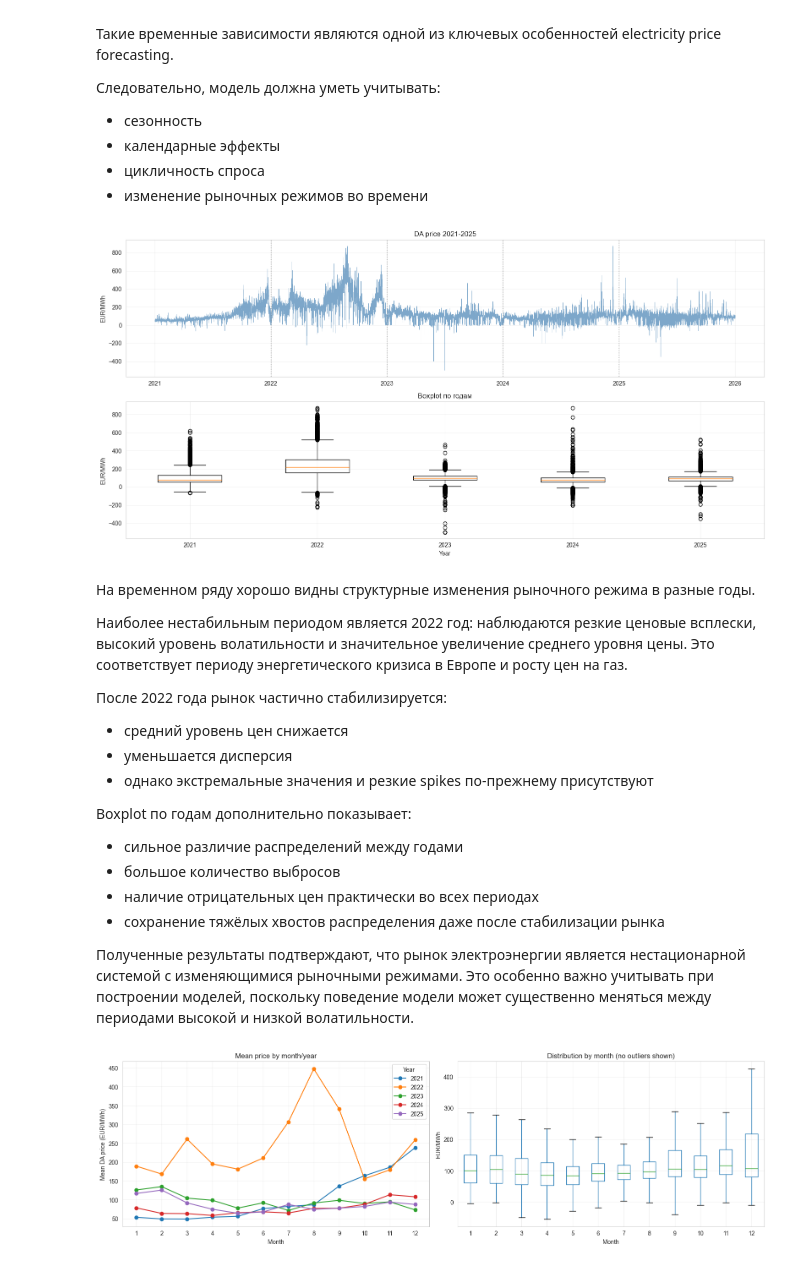
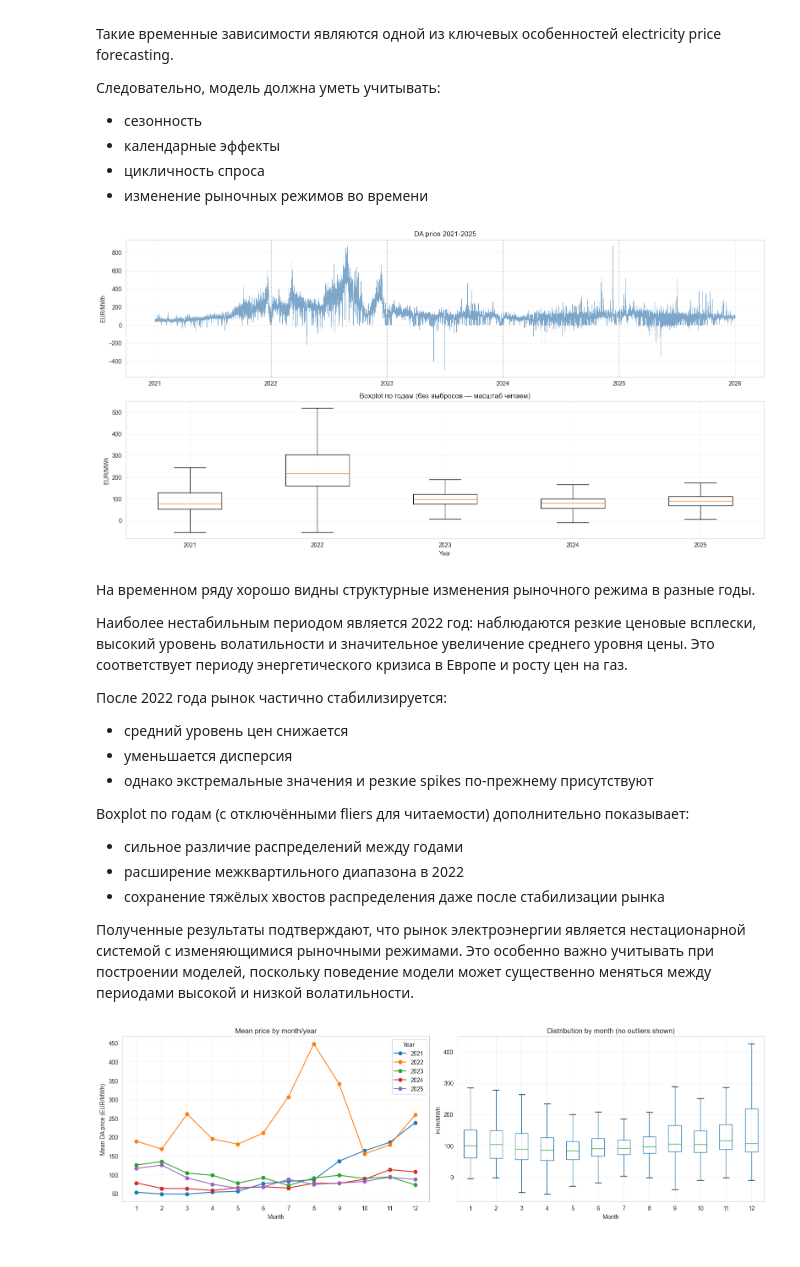
Before and after one commit to ElenaIbr/electricity-price-forecasting-nl, a Jupyter notebook: notebooks/02_eda.ipynb, the cells around one changed output. Saved outputs shown, nothing was run; the diff lists cells and outputs as text; code cells hidden in the pictures.

```diff
--- a/notebooks/02_eda.ipynb
+++ b/notebooks/02_eda.ipynb
@@ -205,25 +234,23 @@ timestamp
 # %%
 # Цена по годам
 fig, axes = plt.subplots(2, 1, figsize=(16, 8))
 
-# Time series
 axes[0].plot(y.index, y.values, color="steelblue", linewidth=0.4, alpha=0.7)
 for year in [2022, 2023, 2024, 2025]:
     axes[0].axvline(pd.Timestamp(f"{year}-01-01"), color="gray", linestyle=":", alpha=0.5)
 axes[0].set_ylabel("EUR/MWh")
 axes[0].set_title("DA price 2021-2025")
 
-# Boxplot by year
 years_data = [y[y.index.year == yr].values for yr in range(2021, 2026)]
-axes[1].boxplot(years_data, labels=[str(y) for y in range(2021, 2026)], showfliers=True)
+axes[1].boxplot(years_data, labels=[str(y) for y in range(2021, 2026)], showfliers=False)
 axes[1].set_ylabel("EUR/MWh"); axes[1].set_xlabel("Year")
-axes[1].set_title("Boxplot по годам")
+axes[1].set_title("Boxplot по годам (без выбросов — масштаб читаем)")
 
 plt.tight_layout()
 plt.savefig("eda_yearly.png", dpi=120, bbox_inches="tight")
 plt.show()
 # %% [output]
-[figure, old version]
+[figure, new version]
 # %% [markdown]
 На временном ряду хорошо видны структурные изменения рыночного режима в разные годы.
 
@@ -235,11 +262,10 @@ plt.show()
 * уменьшается дисперсия
 * однако экстремальные значения и резкие spikes по-прежнему присутствуют
 
-Boxplot по годам дополнительно показывает:
+Boxplot по годам (с отключёнными fliers для читаемости) дополнительно показывает:
 
 * сильное различие распределений между годами
-* большое количество выбросов
-* наличие отрицательных цен практически во всех периодах
+* расширение межквартильного диапазона в 2022
 * сохранение тяжёлых хвостов распределения даже после стабилизации рынка
 
 Полученные результаты подтверждают, что рынок электроэнергии является нестационарной системой с изменяющимися рыночными режимами. Это особенно важно учитывать при построении моделей, поскольку поведение модели может существенно меняться между периодами высокой и низкой волатильности.
```
Also changed, not shown: parts of 22 cells of this notebook.
